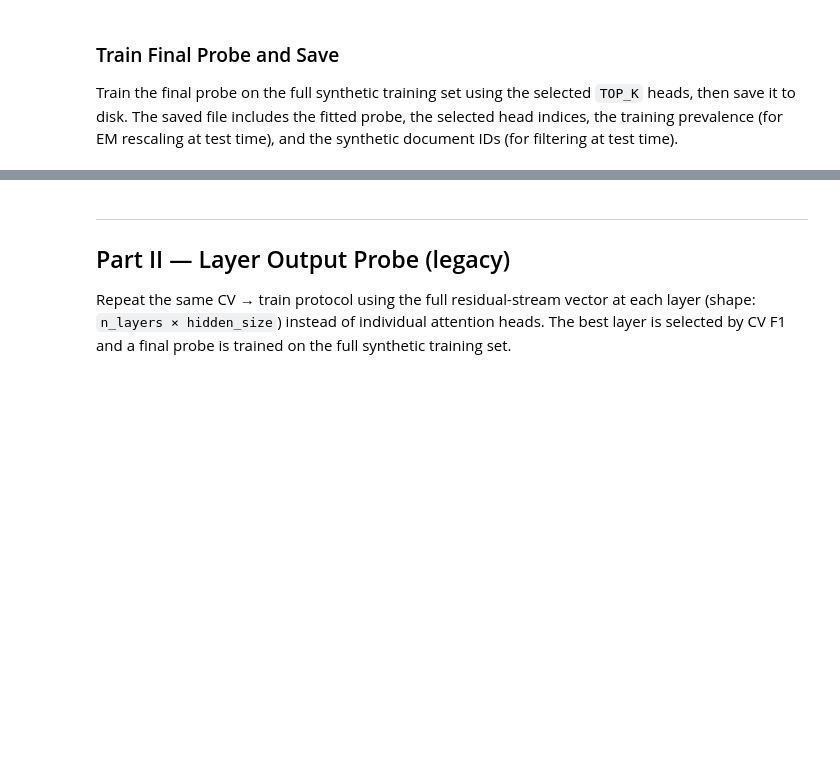
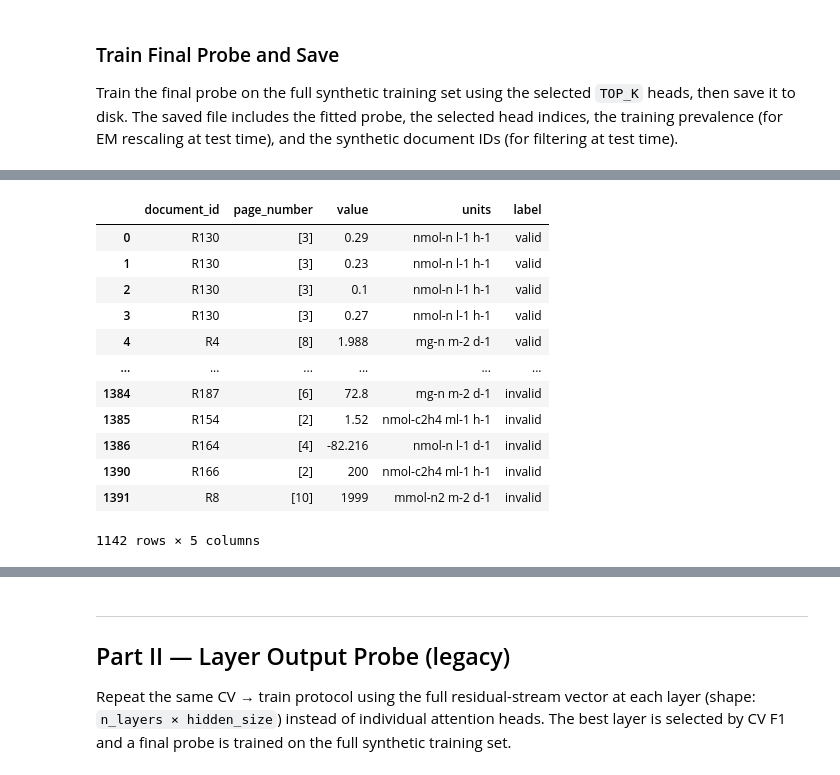
Before and after one commit to kevinqnb/scholarlm, a Jupyter notebook: analysis/synthetic_probe_train.ipynb, the cells around one changed output, grey strips where cells are left out. Cells and saved outputs as stored; diff of their text form; code cells hidden in the pictures; blank space fills up the shorter version.

```diff
--- a/analysis/synthetic_probe_train.ipynb
+++ b/analysis/synthetic_probe_train.ipynb
@@ -269,0 +342,16 @@ time), and the synthetic document IDs (for filtering at test time).
+# %%
+syn_df[(analysis_df['db_cluster'] == 0).values].loc[:, ['document_id', 'page_number', 'value', 'units', 'label']]
+# %% [output]
+|  | document_id | page_number | value | units | label |
+| 0 | R130 | [3] | 0.29 | nmol-n l-1 h-1 | valid |
+| 1 | R130 | [3] | 0.23 | nmol-n l-1 h-1 | valid |
+| 2 | R130 | [3] | 0.1 | nmol-n l-1 h-1 | valid |
+| 3 | R130 | [3] | 0.27 | nmol-n l-1 h-1 | valid |
+| 4 | R4 | [8] | 1.988 | mg-n m-2 d-1 | valid |
+| ... | ... | ... | ... | ... | ... |
+| 1384 | R187 | [6] | 72.8 | mg-n m-2 d-1 | invalid |
+| 1385 | R154 | [2] | 1.52 | nmol-c2h4 ml-1 h-1 | invalid |
+| 1386 | R164 | [4] | -82.216 | nmol-n l-1 d-1 | invalid |
+| 1390 | R166 | [2] | 200 | nmol-c2h4 ml-1 h-1 | invalid |
+| 1391 | R8 | [10] | 1999 | mmol-n2 m-2 d-1 | invalid |
+1142 rows × 5 columns
```
Also changed, not shown: parts of 15 cells of this notebook, 4 other files.
